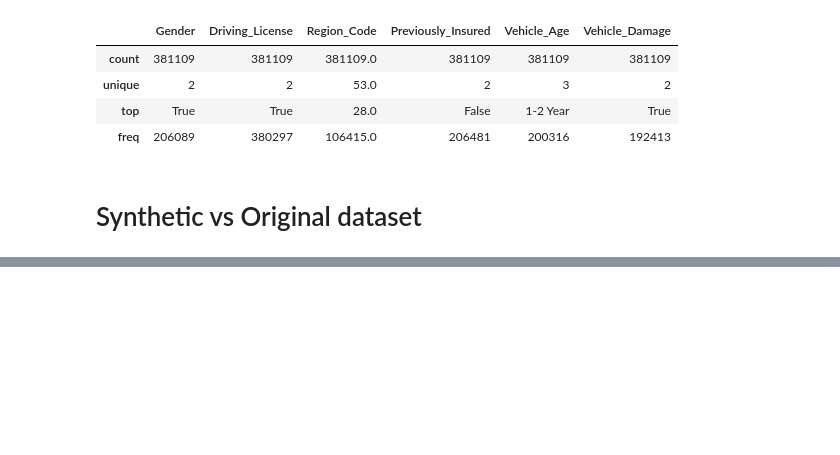
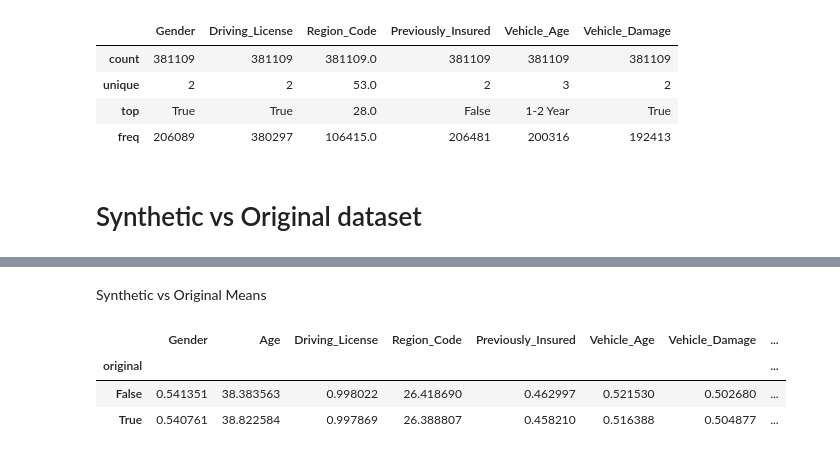
Before and after one commit to Ednaxx/Kaggle-Playground-Series, a Jupyter notebook: PS4E7-InsuranceCrossSellingClassification/ps4e7-insurance-cross-selling-prediction.ipynb, the cells around one changed output, grey strips where cells are left out. Cells and saved outputs as stored; diff of their text form; code cells hidden in the pictures; blank space fills up the shorter version.

```diff
--- a/PS4E7-InsuranceCrossSellingClassification/ps4e7-insurance-cross-selling-prediction.ipynb
+++ b/PS4E7-InsuranceCrossSellingClassification/ps4e7-insurance-cross-selling-prediction.ipynb
@@ -237,0 +241,9 @@ together.head()
+# %% [markdown]
+Synthetic vs Original Means
+# %%
+together.groupby(['original']).mean()
+# %% [output]
+|  | Gender | Age | Driving_License | Region_Code | Previously_Insured | Vehicle_Age | Vehicle_Damage | ... |
+| original |  |  |  |  |  |  |  | ... |
+| False | 0.541351 | 38.383563 | 0.998022 | 26.418690 | 0.462997 | 0.521530 | 0.502680 | ... |
+| True | 0.540761 | 38.822584 | 0.997869 | 26.388807 | 0.458210 | 0.516388 | 0.504877 | ... |
```
Also changed, not shown: parts of 8 cells of this notebook.
